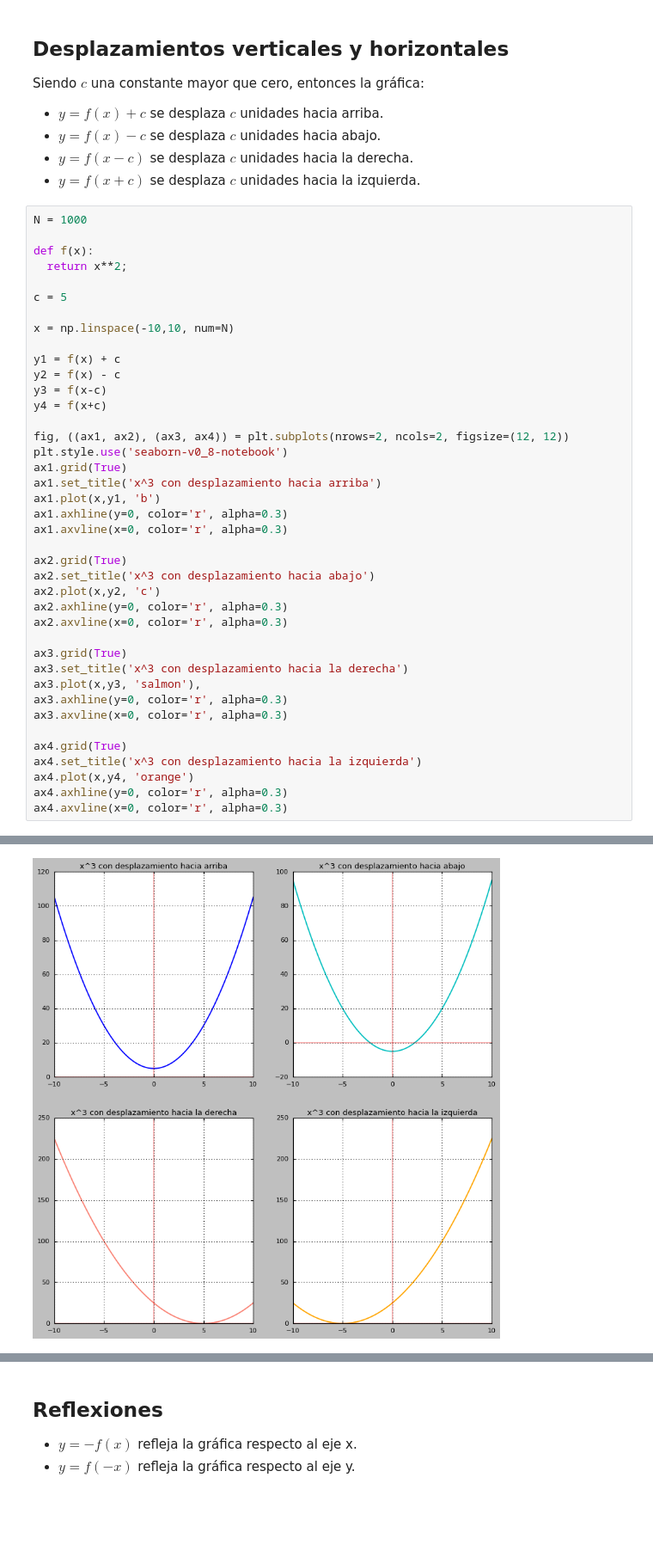
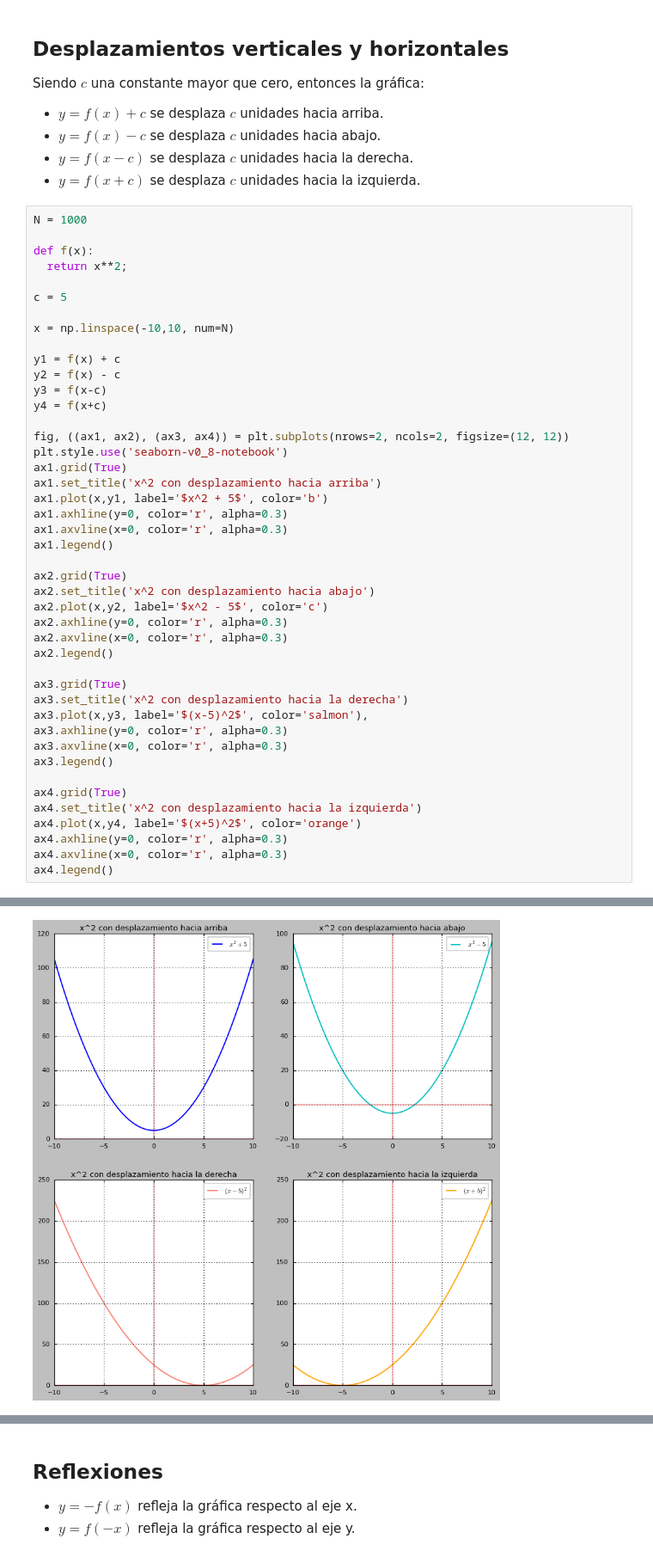
Before and after one commit to jariel17/curso-funciones, a Jupyter notebook: 3_¿Cómo_manipular_funciones__.ipynb, the cells around one changed output, grey strips where cells are left out. Shown: that part at 86% size. Cells and saved outputs as stored; diff of their text form; blank space fills up the shorter version.

Commit message:
Add extra graphs to lesson 3

```diff
--- a/3_¿Cómo_manipular_funciones__.ipynb
+++ b/3_¿Cómo_manipular_funciones__.ipynb
@@ -30,26 +30,30 @@ y4 = f(x+c)
 fig, ((ax1, ax2), (ax3, ax4)) = plt.subplots(nrows=2, ncols=2, figsize=(12, 12))
 plt.style.use('seaborn-v0_8-notebook')
 ax1.grid(True)
-ax1.set_title('x^3 con desplazamiento hacia arriba')
-ax1.plot(x,y1, 'b')
+ax1.set_title('x^2 con desplazamiento hacia arriba')
+ax1.plot(x,y1, label='$x^2 + 5$', color='b')
 ax1.axhline(y=0, color='r', alpha=0.3)
 ax1.axvline(x=0, color='r', alpha=0.3)
+ax1.legend()
 
 ax2.grid(True)
-ax2.set_title('x^3 con desplazamiento hacia abajo')
-ax2.plot(x,y2, 'c')
+ax2.set_title('x^2 con desplazamiento hacia abajo')
+ax2.plot(x,y2, label='$x^2 - 5$', color='c')
 ax2.axhline(y=0, color='r', alpha=0.3)
 ax2.axvline(x=0, color='r', alpha=0.3)
+ax2.legend()
 
 ax3.grid(True)
-ax3.set_title('x^3 con desplazamiento hacia la derecha')
-ax3.plot(x,y3, 'salmon'),
+ax3.set_title('x^2 con desplazamiento hacia la derecha')
+ax3.plot(x,y3, label='$(x-5)^2$', color='salmon'),
 ax3.axhline(y=0, color='r', alpha=0.3)
 ax3.axvline(x=0, color='r', alpha=0.3)
+ax3.legend()
 
 ax4.grid(True)
-ax4.set_title('x^3 con desplazamiento hacia la izquierda')
-ax4.plot(x,y4, 'orange')
+ax4.set_title('x^2 con desplazamiento hacia la izquierda')
+ax4.plot(x,y4, label='$(x+5)^2$', color='orange')
 ax4.axhline(y=0, color='r', alpha=0.3)
 ax4.axvline(x=0, color='r', alpha=0.3)
+ax4.legend()
 # %% [output]
@@ -57,4 +61,4 @@ ax4.axvline(x=0, color='r', alpha=0.3)
-[figure, old version]
+[figure, new version]
 # %% [markdown]
 ## Alargamientos y compresiones
 
```
Also changed, not shown: parts of 3 cells of this notebook.
